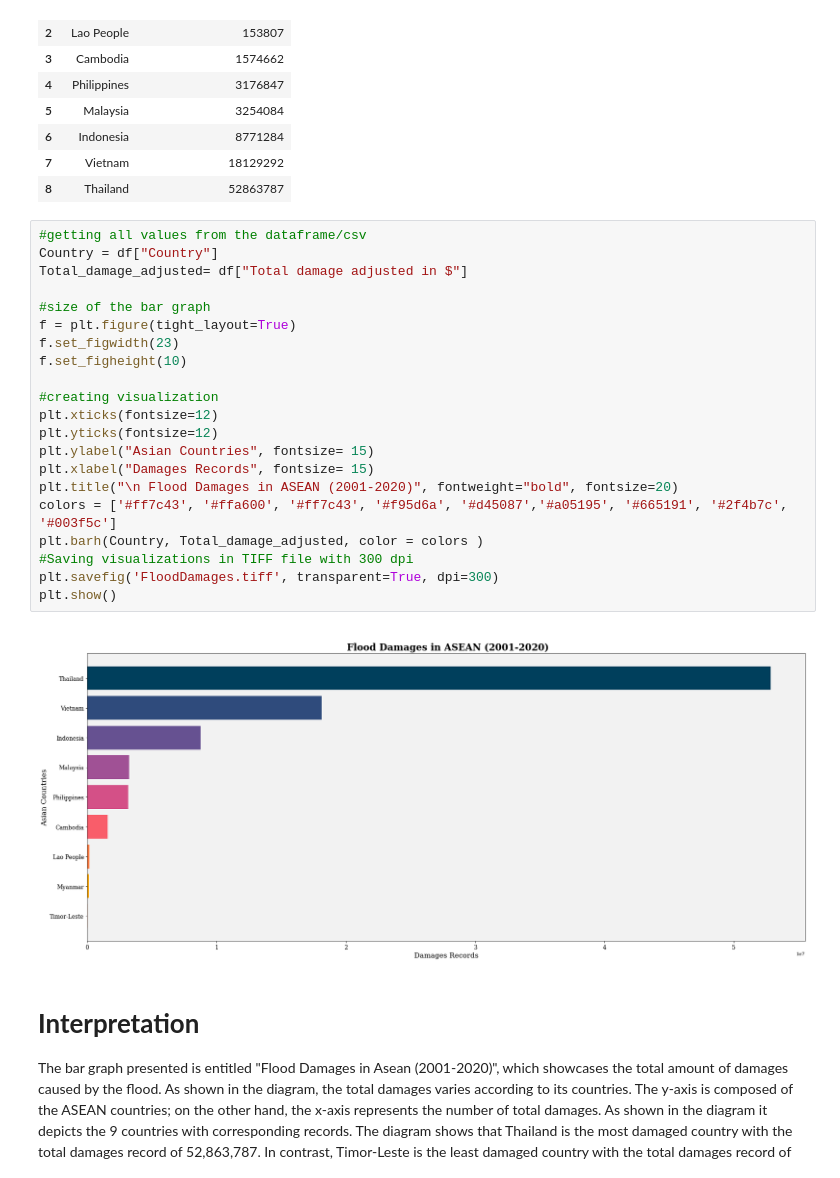
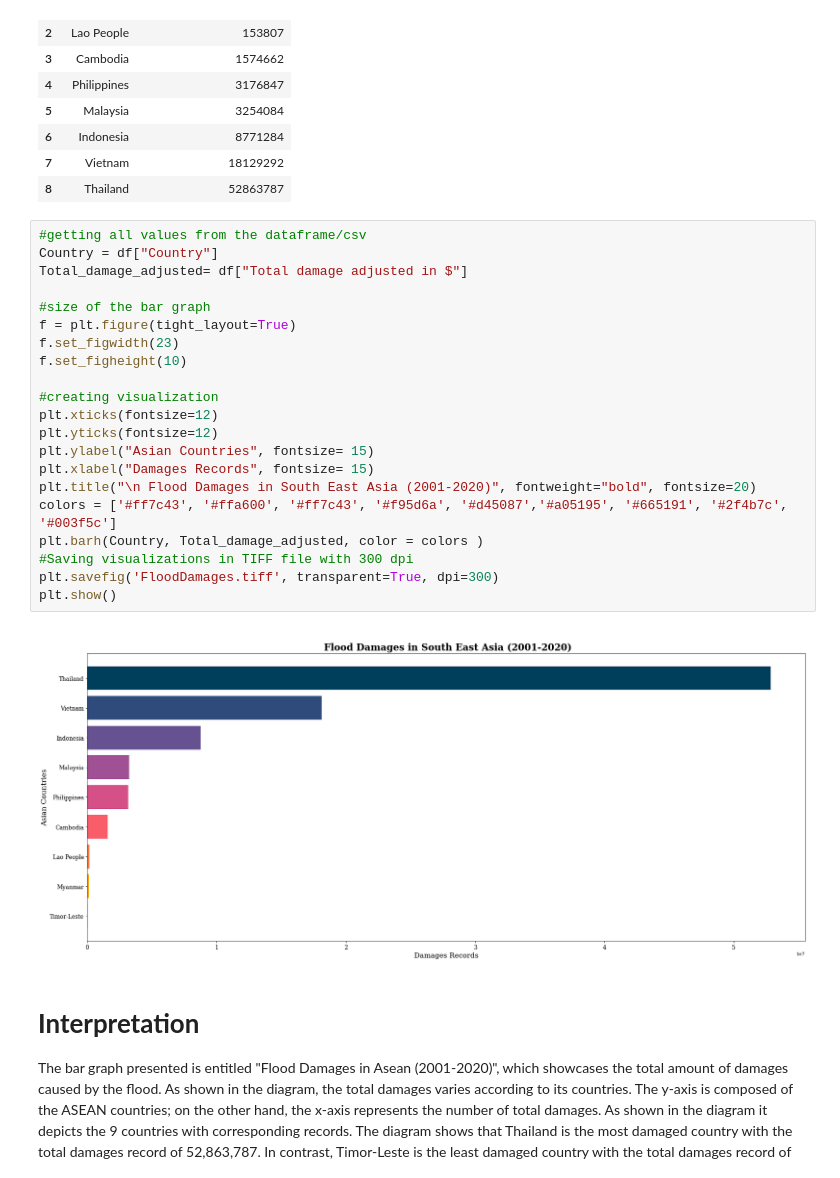
Before and after one commit to acezxc123/Alt-Tab_3207, a Jupyter notebook: Datasets_visual.ipynb, the cells around one changed output. Saved outputs shown, nothing was run; the diff lists cells and outputs as text.

```diff
--- a/Datasets_visual.ipynb
+++ b/Datasets_visual.ipynb
@@ -30,26 +39,26 @@ display(df.iloc[0:])
 # %%
 #getting all values from the dataframe/csv
 Country = df["Country"]
 Total_damage_adjusted= df["Total damage adjusted in $"]
 
 #size of the bar graph
 f = plt.figure(tight_layout=True)
 f.set_figwidth(23)
 f.set_figheight(10)
 
 #creating visualization
 plt.xticks(fontsize=12)
 plt.yticks(fontsize=12)
 plt.ylabel("Asian Countries", fontsize= 15)
 plt.xlabel("Damages Records", fontsize= 15)
-plt.title("\n Flood Damages in ASEAN (2001-2020)", fontweight="bold", fontsize=20)
+plt.title("\n Flood Damages in South East Asia (2001-2020)", fontweight="bold", fontsize=20)
 colors = ['#ff7c43', '#ffa600', '#ff7c43', '#f95d6a', '#d45087','#a05195', '#665191', '#2f4b7c', '#003f5c']
 plt.barh(Country, Total_damage_adjusted, color = colors )
 #Saving visualizations in TIFF file with 300 dpi
 plt.savefig('FloodDamages.tiff', transparent=True, dpi=300)
 plt.show()
 # %% [output]
-[figure, old version]
+[figure, new version]
 # %% [markdown]
 # **Interpretation**
 The bar graph presented is entitled "Flood Damages in Asean (2001-2020)", which showcases the total amount of damages caused by the flood. As shown in the diagram, the total damages varies according to its countries. The y-axis is composed of the ASEAN countries; on the other hand, the x-axis represents the number of total damages. As shown in the diagram it depicts the 9 countries with corresponding records. The diagram shows that Thailand is the most damaged country with the total damages record of 52,863,787. In contrast, Timor-Leste is the least damaged country with the total damages record of 13,636. Furthermore, Vietnam is the second most damaged country with 18,129,292 total records. Next to it are Indonesia, Malaysia, Philippines and Cambodia. There
```
Also changed, not shown: parts of 30 cells of this notebook.
